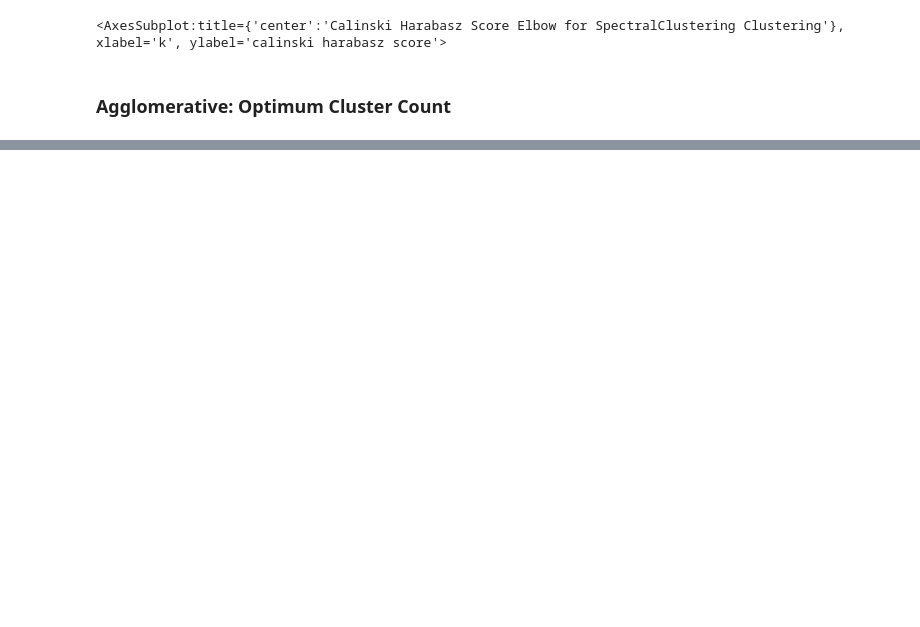
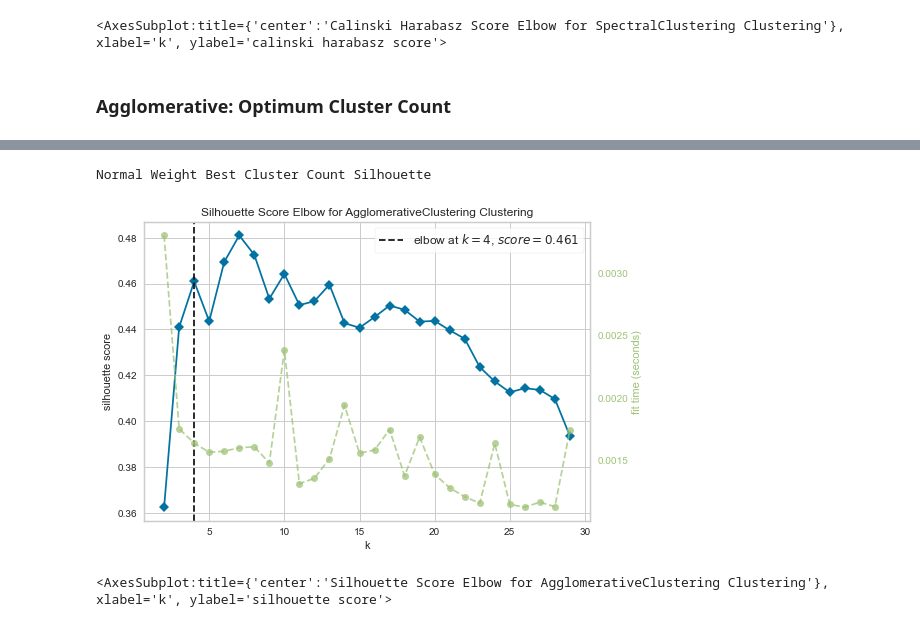
Before and after one commit to digital-tenebrist/udel-math-637, a Jupyter notebook: project-1/clustering/find_best_k.ipynb, the cells around one changed output, grey strips where cells are left out. Saved outputs shown, nothing was run; the diff lists cells and outputs as text; code cells hidden in the pictures; blank space fills up the shorter version.

```diff
--- a/project-1/clustering/find_best_k.ipynb
+++ b/project-1/clustering/find_best_k.ipynb
@@ -220,0 +248,11 @@ Bold Weight Best Cluster Count Calinski Harabasz
+# %%
+print(f'Normal Weight Best Cluster Count Silhouette')
+
+a_model = AgglomerativeClustering()
+a_visualizer = KElbowVisualizer(a_model, k=(2,30), metric='silhouette')
+a_visualizer.fit(raw_dfs[0])
+a_visualizer.show()
+# %% [output]
+Normal Weight Best Cluster Count Silhouette
+[figure, added]
+<AxesSubplot:title={'center':'Silhouette Score Elbow for AgglomerativeClustering Clustering'}, xlabel='k', ylabel='silhouette score'>
```
Also changed, not shown: parts of 17 cells of this notebook.
